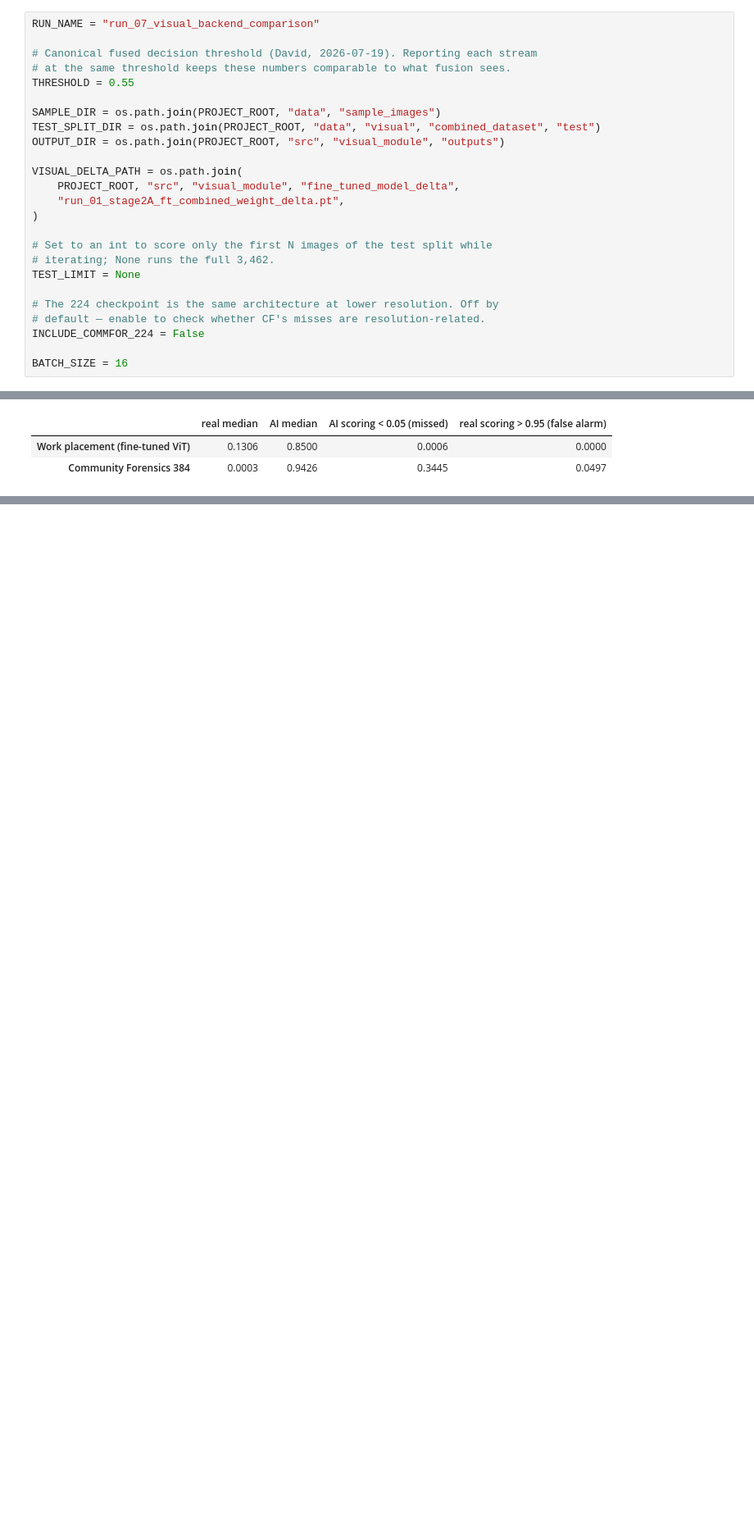
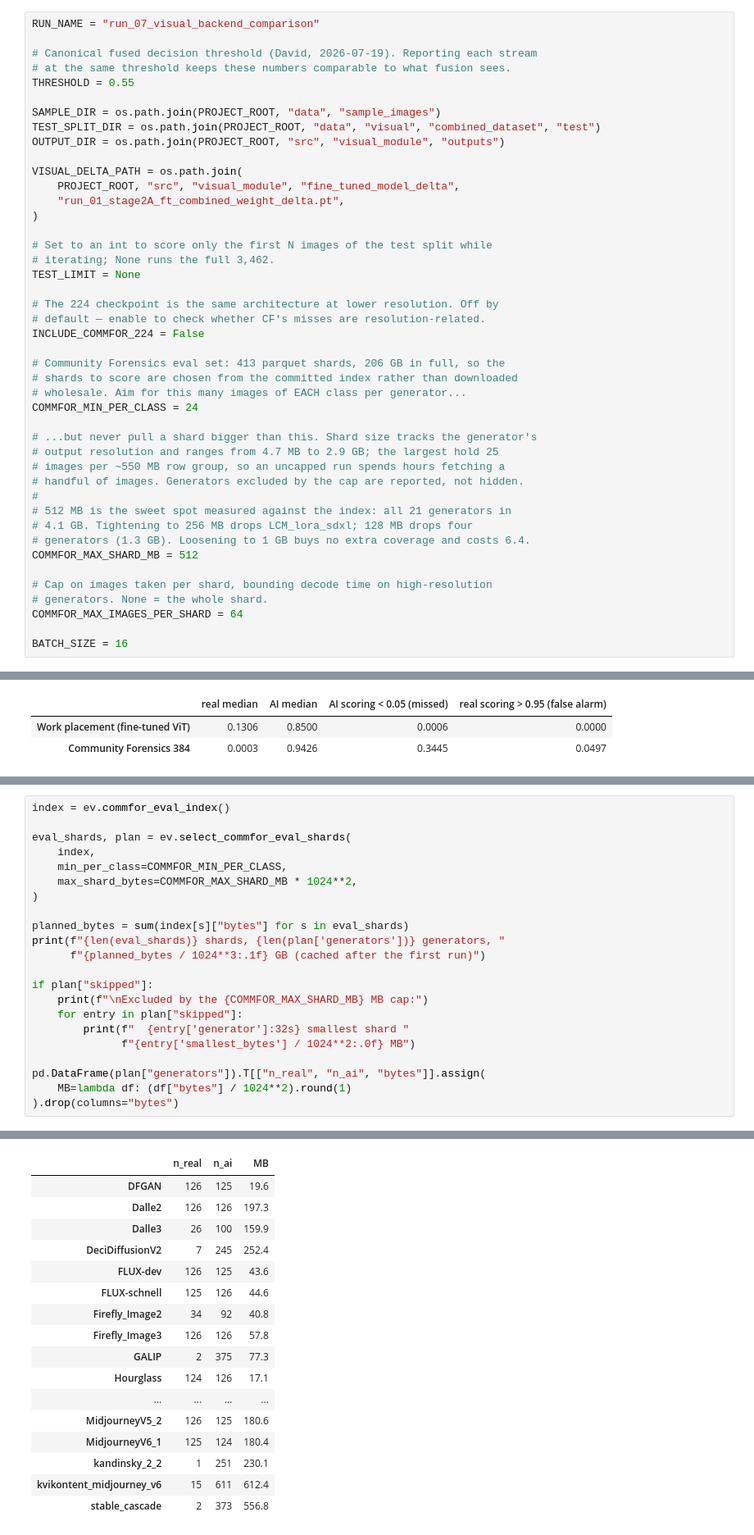
Before and after one commit to DavidBScerri/Seeing-Through-Deepfakes, a Jupyter notebook: src/visual_module/visual_module_eval.ipynb, the cells around one changed output, grey strips where cells are left out. Shown at 82% size. Drawn from its saved outputs; the diff is of its cells as text; blank space fills up the shorter version.

```diff
--- a/src/visual_module/visual_module_eval.ipynb
+++ b/src/visual_module/visual_module_eval.ipynb
@@ -68,6 +69,25 @@ TEST_LIMIT = None
 # default — enable to check whether CF's misses are resolution-related.
 INCLUDE_COMMFOR_224 = False
 
+# Community Forensics eval set: 413 parquet shards, 206 GB in full, so the
+# shards to score are chosen from the committed index rather than downloaded
+# wholesale. Aim for this many images of EACH class per generator...
+COMMFOR_MIN_PER_CLASS = 24
+
+# ...but never pull a shard bigger than this. Shard size tracks the generator's
+# output resolution and ranges from 4.7 MB to 2.9 GB; the largest hold 25
+# images per ~550 MB row group, so an uncapped run spends hours fetching a
+# handful of images. Generators excluded by the cap are reported, not hidden.
+#
+# 512 MB is the sweet spot measured against the index: all 21 generators in
+# 4.1 GB. Tightening to 256 MB drops LCM_lora_sdxl; 128 MB drops four
+# generators (1.3 GB). Loosening to 1 GB buys no extra coverage and costs 6.4.
+COMMFOR_MAX_SHARD_MB = 512
+
+# Cap on images taken per shard, bounding decode time on high-resolution
+# generators. None = the whole shard.
+COMMFOR_MAX_IMAGES_PER_SHARD = 64
+
 BATCH_SIZE = 16
 # %% [markdown]
 ## Load the classifiers
@@ -227,0 +272,23 @@ pd.DataFrame({
+# %%
+index = ev.commfor_eval_index()
+
+eval_shards, plan = ev.select_commfor_eval_shards(
+    index,
+    min_per_class=COMMFOR_MIN_PER_CLASS,
+    max_shard_bytes=COMMFOR_MAX_SHARD_MB * 1024**2,
+)
+
+planned_bytes = sum(index[s]["bytes"] for s in eval_shards)
+print(f"{len(eval_shards)} shards, {len(plan['generators'])} generators, "
+      f"{planned_bytes / 1024**3:.1f} GB (cached after the first run)")
+
+if plan["skipped"]:
+    print(f"\nExcluded by the {COMMFOR_MAX_SHARD_MB} MB cap:")
+    for entry in plan["skipped"]:
+        print(f"  {entry['generator']:32s} smallest shard "
+              f"{entry['smallest_bytes'] / 1024**2:.0f} MB")
+
+pd.DataFrame(plan["generators"]).T[["n_real", "n_ai", "bytes"]].assign(
+    MB=lambda df: (df["bytes"] / 1024**2).round(1)
+).drop(columns="bytes")
+# %% [output]
@@ -227,0 +296,17 @@ pd.DataFrame({
+|  | n_real | n_ai | MB |
+| DFGAN | 126 | 125 | 19.6 |
+| Dalle2 | 126 | 126 | 197.3 |
+| Dalle3 | 26 | 100 | 159.9 |
+| DeciDiffusionV2 | 7 | 245 | 252.4 |
+| FLUX-dev | 126 | 125 | 43.6 |
+| FLUX-schnell | 125 | 126 | 44.6 |
+| Firefly_Image2 | 34 | 92 | 40.8 |
+| Firefly_Image3 | 126 | 126 | 57.8 |
+| GALIP | 2 | 375 | 77.3 |
+| Hourglass | 124 | 126 | 17.1 |
+| ... | ... | ... | ... |
+| MidjourneyV5_2 | 126 | 125 | 180.6 |
+| MidjourneyV6_1 | 125 | 124 | 180.4 |
+| kandinsky_2_2 | 1 | 251 | 230.1 |
+| kvikontent_midjourney_v6 | 15 | 611 | 612.4 |
+| stable_cascade | 2 | 373 | 556.8 |
```
Also changed, not shown: parts of 12 cells of this notebook, 6 other files.
